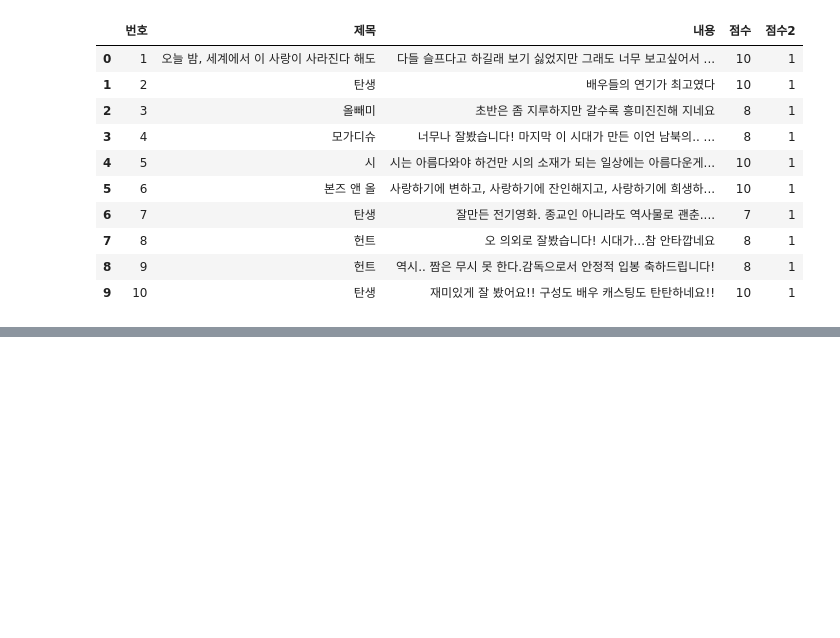
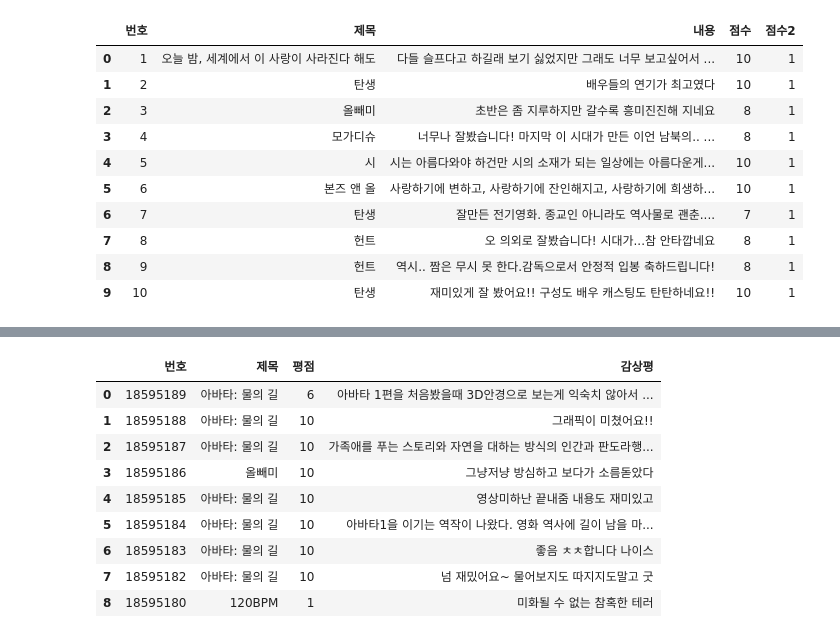
Before and after one commit to heojeongyun/TIL_webcrawling, a Jupyter notebook: 허정윤과제2.ipynb, the cells around one changed output, grey strips where cells are left out. Drawn from its saved outputs; the diff is of its cells as text; code cells hidden in the pictures; blank space fills up the shorter version.

```diff
--- a/허정윤과제2.ipynb
+++ b/허정윤과제2.ipynb
@@ -62,0 +99,41 @@ df_review
+# %%
+#감상평에서 제목 평점 감상평으로 분리
+from multiprocessing import Pool
+import multiprocessing
+import datetime
+import warnings
+#multiprocessing.get_start_method()
+warnings.simplefilter(action="ignore")
+
+
+
+
+def collect_naver_review(page):
+    df = pd.DataFrame(columns = ["번호","제목","평점","감상평"])
+    naver_mov = f"https://movie.naver.com/movie/point/af/list.naver?&page={page}"
+    naver_req = requests.get(naver_mov)
+    table_pd = pd.read_html(naver_req.text)
+
+    for i in range(10):
+      try:
+
+          name = table_pd[0]["감상평"][i].split("  별점 - 총 10점 중")[0]
+          data = table_pd[0]["감상평"][i].split("  별점 - 총 10점 중")[1][:-3].split("  ")
+          index = table_pd[0]["번호"][i]
+          if len(data) == 2:
+            df = df.append({"번호":int(index), "제목":name, "평점":int(data[0]), "감상평":data[1]}, ignore_index=True)
+      except:
+        pass
+    return df
+
+
+from multiprocessing import get_context
+pool = get_context("fork").Pool(processes=4)
+inputs = range(1,50)
+
+results = []
+for result in tqdm(pool.imap_unordered(collect_naver_review, inputs), total = len(inputs)):
+    results.append(result)
+
+naver_df = pd.concat(result, axis=0).reset_index()
+naver_df.to_csv(f"{datetime.date.today()}.csv")
@@ -62,0 +176,13 @@ df_review
+# %%
+collect_naver_review(1)
+# %% [output]
+|  | 번호 | 제목 | 평점 | 감상평 |
+| 0 | 18595189 | 아바타: 물의 길 | 6 | 아바타 1편을 처음봤을때 3D안경으로 보는게 익숙치 않아서 ... |
+| 1 | 18595188 | 아바타: 물의 길 | 10 | 그래픽이 미쳤어요!! |
+| 2 | 18595187 | 아바타: 물의 길 | 10 | 가족애를 푸는 스토리와 자연을 대하는 방식의 인간과 판도라행... |
+| 3 | 18595186 | 올빼미 | 10 | 그냥저냥 방심하고 보다가 소름돋았다 |
+| 4 | 18595185 | 아바타: 물의 길 | 10 | 영상미하난 끝내줌 내용도 재미있고 |
+| 5 | 18595184 | 아바타: 물의 길 | 10 | 아바타1을 이기는 역작이 나왔다. 영화 역사에 길이 남을 마... |
+| 6 | 18595183 | 아바타: 물의 길 | 10 | 좋음 ㅊㅊ합니다 나이스 |
+| 7 | 18595182 | 아바타: 물의 길 | 10 | 넘 재밌어요~ 물어보지도 따지지도말고 굿 |
+| 8 | 18595180 | 120BPM | 1 | 미화될 수 없는 참혹한 테러 |
```
Also changed, not shown: parts of 4 cells of this notebook, 4 other files.
